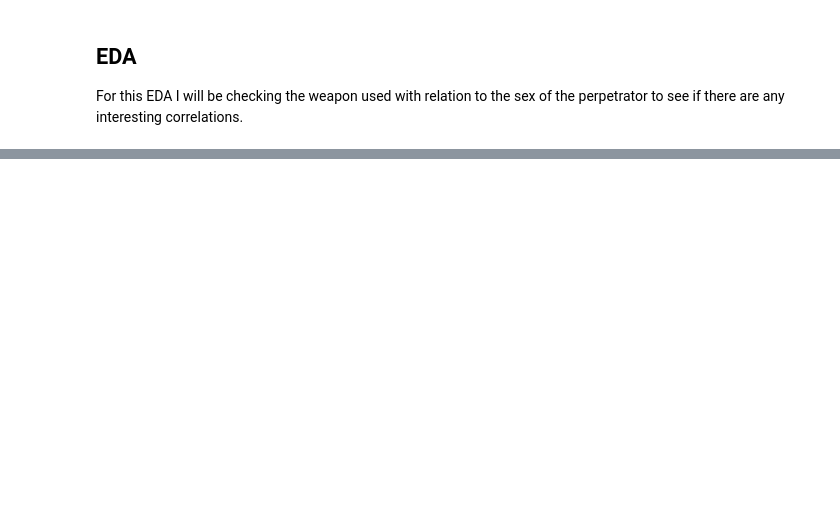
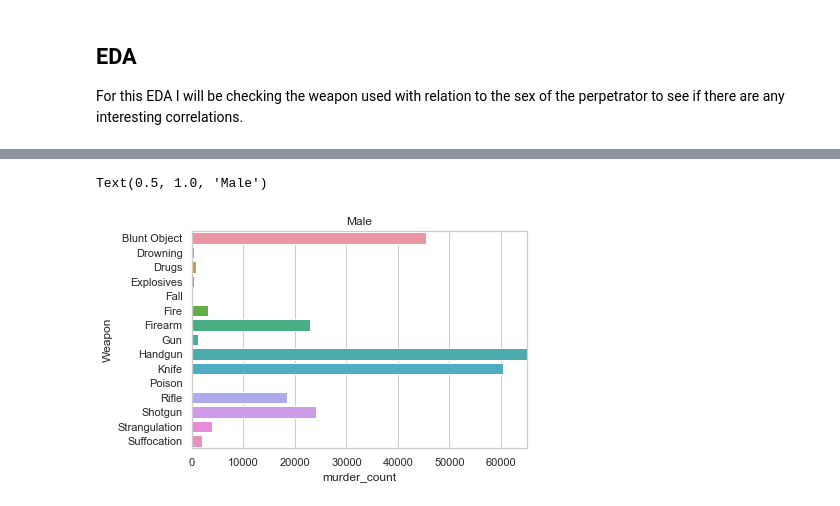
Before and after one commit to ubco-W2020WT1-data301/course-project-group_6005, a Jupyter notebook: analysis/logan/Milestone 2.ipynb, the cells around one changed output, grey strips where cells are left out. Cells and saved outputs as stored; diff of their text form; code cells hidden in the pictures; blank space fills up the shorter version.

```diff
--- a/analysis/logan/Milestone 2.ipynb
+++ b/analysis/logan/Milestone 2.ipynb
@@ -52,0 +42,6 @@ sns.boxplot(data=df2, y='Weapon',x=df.Weapon.value_counts() ,hue = 'Perpetrator
+# %%
+df2 = weapon_df(df)
+
+dfMale = df2.loc[lambda x: x['Perpetrator Sex'] != 'Female']
+dfFemale = df2.loc[lambda x: x['Perpetrator Sex'] != 'Male']
+df2
@@ -52,0 +66,8 @@ sns.boxplot(data=df2, y='Weapon',x=df.Weapon.value_counts() ,hue = 'Perpetrator
+# %%
+#MALE
+
+plt.xlim(right=65000)
+sns.barplot(data=dfMale,x='murder_count',y='Weapon').set_title("Male")
+# %% [output]
+Text(0.5, 1.0, 'Male')
+[figure, added]
```
Also changed, not shown: parts of 10 cells of this notebook, 2 other files.
